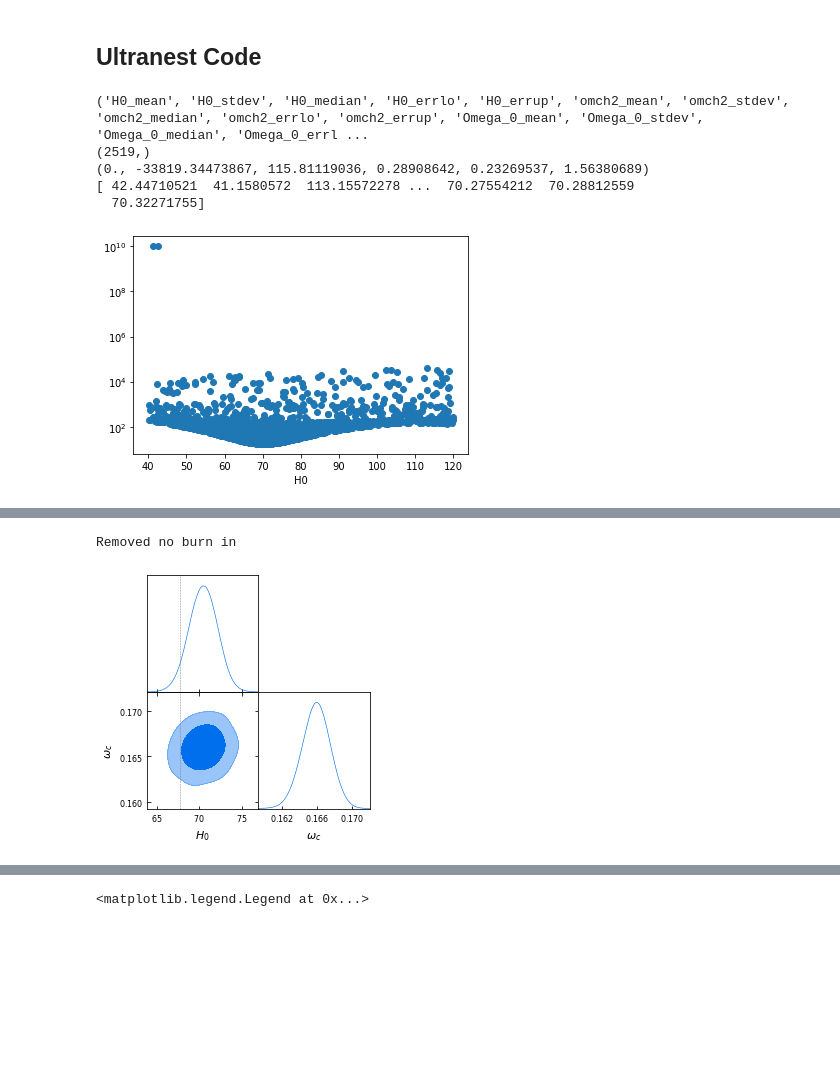
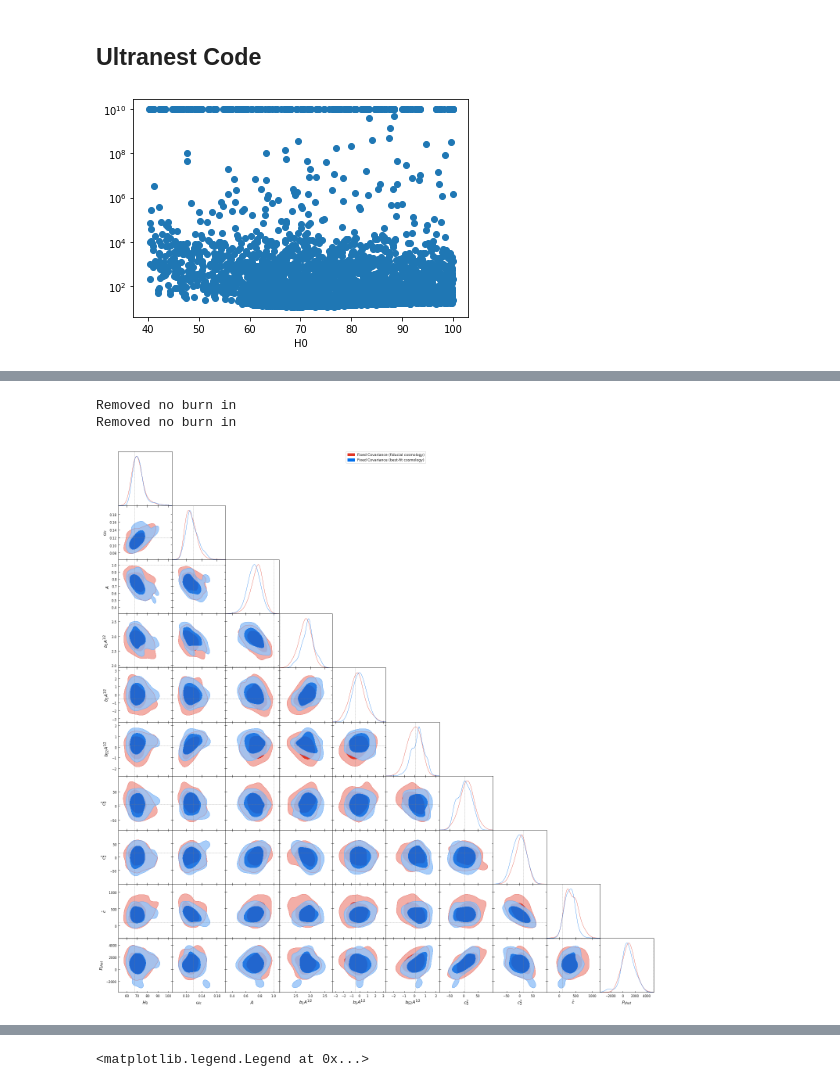
Before and after one commit to jadamo/CovNet, a Jupyter notebook: notebooks/Likelihood.ipynb, the cells around one changed output, grey strips where cells are left out. Drawn from its saved outputs; the diff is of its cells as text; code cells hidden in the pictures; blank space fills up the shorter version.

```diff
--- a/notebooks/Likelihood.ipynb
+++ b/notebooks/Likelihood.ipynb
@@ -151,22 +152,21 @@ def plot_derived_contours(sample_list, legend_labels, fill):
 # %% [markdown]
 ## Ultranest Code
 # %%
-ultranest_dir = "/home/joeadamo/Research/CovNet/chains/Ultranest/test/"
+fiducial_dir = "/home/joeadamo/Research/CovNet/chains/Ultranest/HighZ-NGC/fixed-fiducial/"
+best_dir = "/home/joeadamo/Research/CovNet/chains/Ultranest/HighZ-NGC/fixed-best/"
+
 #prefix = ["Fixed-", "No-T0-"]
 
 # load in the chain as a structured array
-chain = np.genfromtxt(ultranest_dir+"chains/weighted_post.txt", names=True)
-stats = np.genfromtxt(ultranest_dir+"info/post_summary.csv", names=True, delimiter=",")
-print(stats.dtype.names)
-print(chain.shape)
-print(chain[3])
-print(chain[chain.dtype.names[2]])
+chain_fid = np.genfromtxt(fiducial_dir+"chains/weighted_post.txt", names=True)
+chain_best = np.genfromtxt(best_dir+"chains/weighted_post.txt", names=True)
+
+stats_fid = np.genfromtxt(fiducial_dir+"info/post_summary.csv", names=True, delimiter=",")
+stats_best = np.genfromtxt(best_dir+"info/post_summary.csv", names=True, delimiter=",")
+
+# print(stats.dtype.names)
+# print(chain.shape)
+# print(chain[chain.dtype.names[2]])
-# %% [output]
-('H0_mean', 'H0_stdev', 'H0_median', 'H0_errlo', 'H0_errup', 'omch2_mean', 'omch2_stdev', 'omch2_median', 'omch2_errlo', 'omch2_errup', 'Omega_0_mean', 'Omega_0_stdev', 'Omega_0_median', 'Omega_0_errl ...
-(2519,)
-(0., -33819.34473867, 115.81119036, 0.28908642, 0.23269537, 1.56380689)
-[ 42.44710521  41.1580572  113.15572278 ...  70.27554212  70.28812559
-  70.32271755]
 # %%
 # if there isn't a sigma8 column, calculate sigma8
 # NOTE: this takes around 20 minutes!
@@ -175,16 +175,16 @@ print(chain[chain.dtype.names[2]])
 #     print(new_names)
 #     sigma8 = calc_sigma8(chain)
 # %%
-plt.scatter(chain["H0"], -chain["logl"])
+plt.scatter(chain_best["H0"], -chain_best["logl"])
 plt.xlabel("H0")
 plt.yscale("log")
 # %% [output]
-[figure, old version]
+[figure, new version]
 # %%
-#labels =  ["H_0", "\omega_c", "A", "b_1A^{1/2}", 'b_2A^{1/2}', "b_G^2A^{1/2}", "c_0^2", "c_2^2", "\hat{c}", "P_{shot}"]
-labels =  ["H_0", "\omega_c"]#, "P_{shot}"]
-#cosmo_truth = [67.77, 0.11827,1.016,1.9485, -0.5387, 0.1, 5., 15., 100, 5e3]
-cosmo_truth = [67.77, 0.11827]#, 5e3]
+labels =  ["H_0", "\omega_c", "A", "b_1A^{1/2}", 'b_2A^{1/2}', "b_{G2}A^{1/2}", "c_0^2", "c_2^2", "\hat{c}", "P_{shot}"]
+#labels =  ["H_0", "\omega_c"]#, "P_{shot}"]
+cosmo_truth = [67.77, 0.11827,1,1.9485, -0.5387, 0.1, 5., 15., 100, 5e3]
+#cosmo_truth = [67.77, 0.11827]#, 5e3]
 
-plot_cosmo_contours([chain], labels, cosmo_truth, ["Fixed Covariance (fiducial cosmology)"],2, True)
+plot_cosmo_contours([chain_fid, chain_best], labels, cosmo_truth, ["Fixed Covariance (fiducial cosmology)", "Fixed Covariance (best-fit cosmology)"],10, True)
 # %% [output]
@@ -192,3 +193,4 @@ WARNING:root:outlier fraction 0.03571428571428571
 Removed no burn in
+Removed no burn in
-[figure, old version]
+[figure, new version]
 # %%
```
Also changed, not shown: parts of 8 cells of this notebook, 7 other files.
